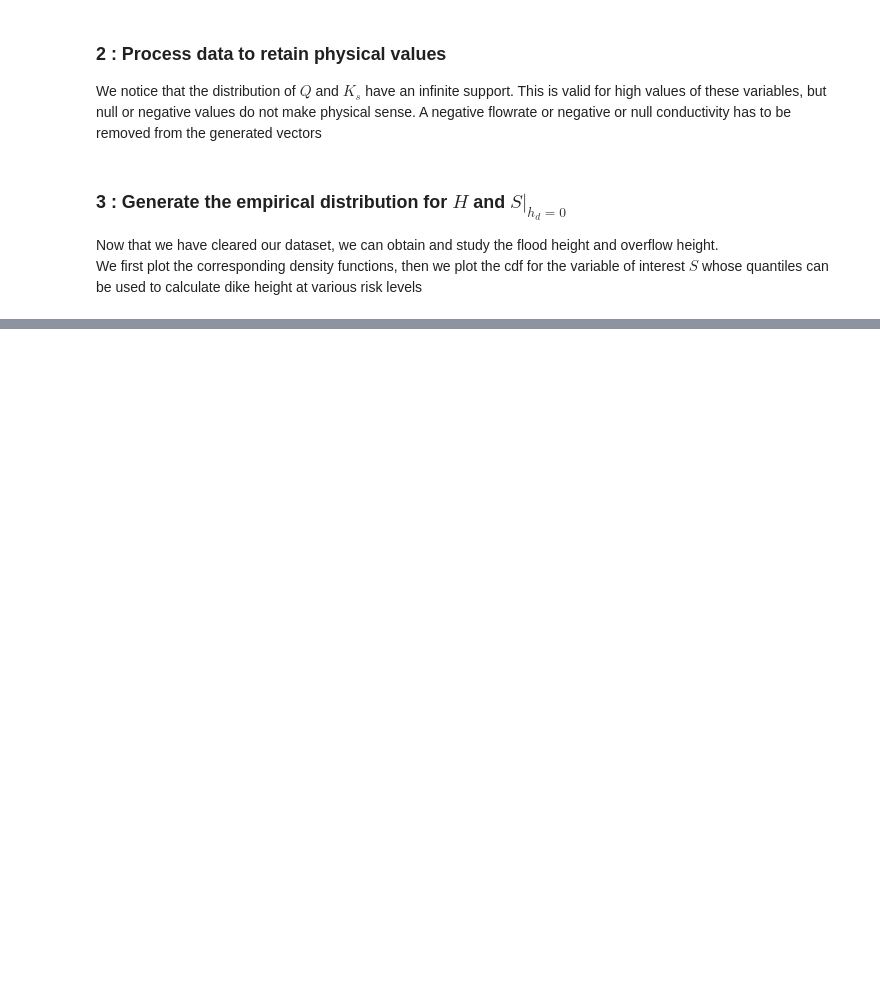
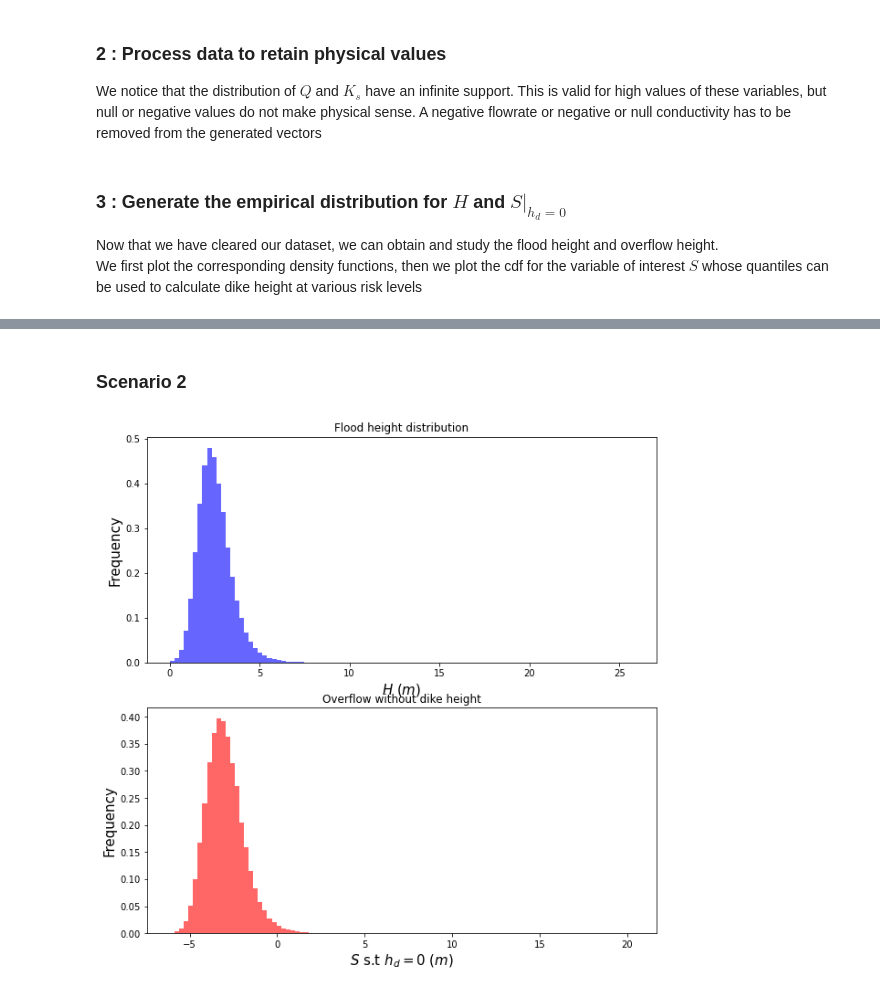
Before and after one commit to Stbn-antier/ST4-EI-EDF, a Jupyter notebook: notebook.ipynb, the cells around one changed output, grey strips where cells are left out. Drawn from its saved outputs; the diff is of its cells as text; code cells hidden in the pictures; blank space fills up the shorter version.

```diff
--- a/notebook.ipynb
+++ b/notebook.ipynb
@@ -131,0 +300,45 @@ Maximum height :  15.443416174359385
+# %% [markdown]
+### Scenario 2
+# %%
+sigma = cov_mat(scenario2)
+observations = generate_gaussian_vector(sigma, vec_size)
+
+Ks_vec = get_Ks(observations[0], exp_K, std_K)
+Zv_vec = get_Z(observations[1], exp_Zv, hr_Zv)
+Zm_vec = get_Z(observations[2], exp_Zm, hr_Zm)
+Q_vec = stat.gumbel_r.rvs(loc=mode_Q, scale=scale_Q, size=vec_size)
+
+to_remove_ind = [] # List of indexes that violate positivity criteria
+for i in range(len(Q_vec)):
+    if Q_vec[i]<=0:
+        to_remove_ind.append(i)
+    if Ks_vec[i]<=1:
+        to_remove_ind.append(i)
+to_remove_ind = np.array(to_remove_ind)
+
+# Removing these indices from the dataset
+Q_vec = np.delete(Q_vec, to_remove_ind)
+Ks_vec = np.delete(Ks_vec, to_remove_ind)
+Zv_vec = np.delete(Zv_vec, to_remove_ind)
+Zm_vec = np.delete(Zm_vec, to_remove_ind)
+
+H_vec = (Q_vec/(Ks_vec*B*np.sqrt((Zm_vec-Zv_vec)/L)))**(3/5)
+S = Zv_vec + H_vec - Zb
+
+max_H = max(S)
+q95 = np.quantile(S, 0.95)
+q99 = np.quantile(S, 0.99)
+
+fig, ax = plt.subplots(2,1,figsize=(10,10),sharex=False)
+ax[0].hist(H_vec, bins = binsize, facecolor='b', density=True, alpha=0.6)
+ax[0].set_title('Flood height distribution')
+ax[0].set_xlabel(r'$H$ ($m$)',fontsize=15)
+ax[0].set_ylabel('Frequency',fontsize=15)
+
+ax[1].hist(S, bins = binsize, facecolor='r', density=True, alpha=0.6)
+ax[1].set_title('Overflow without dike height')
+ax[1].set_xlabel(r'$S$ s.t $h_d=0$ ($m$)',fontsize=15)
+ax[1].set_ylabel('Frequency',fontsize=15)
+plt.show()
+# %% [output]
+[figure, added]
```
Also changed, not shown: parts of 15 cells of this notebook.
